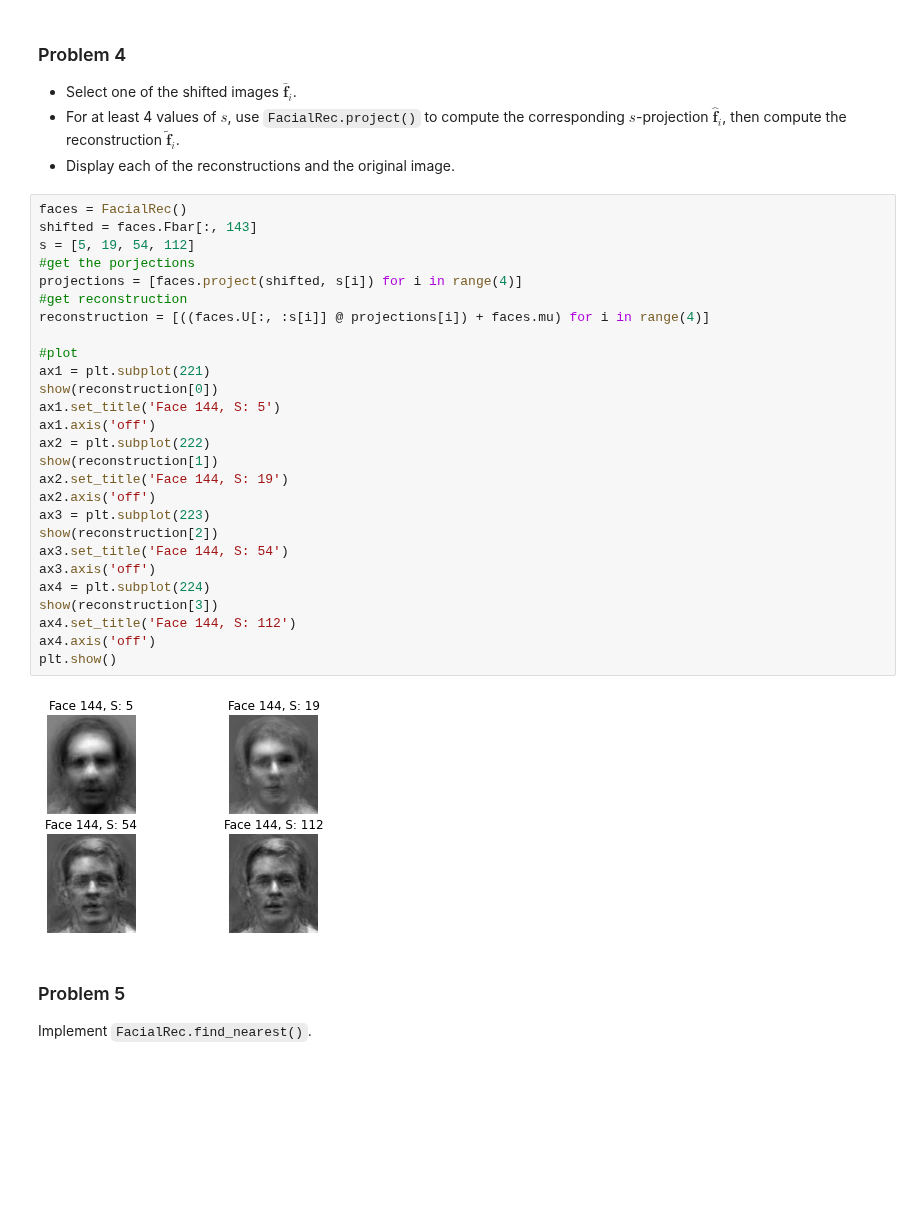
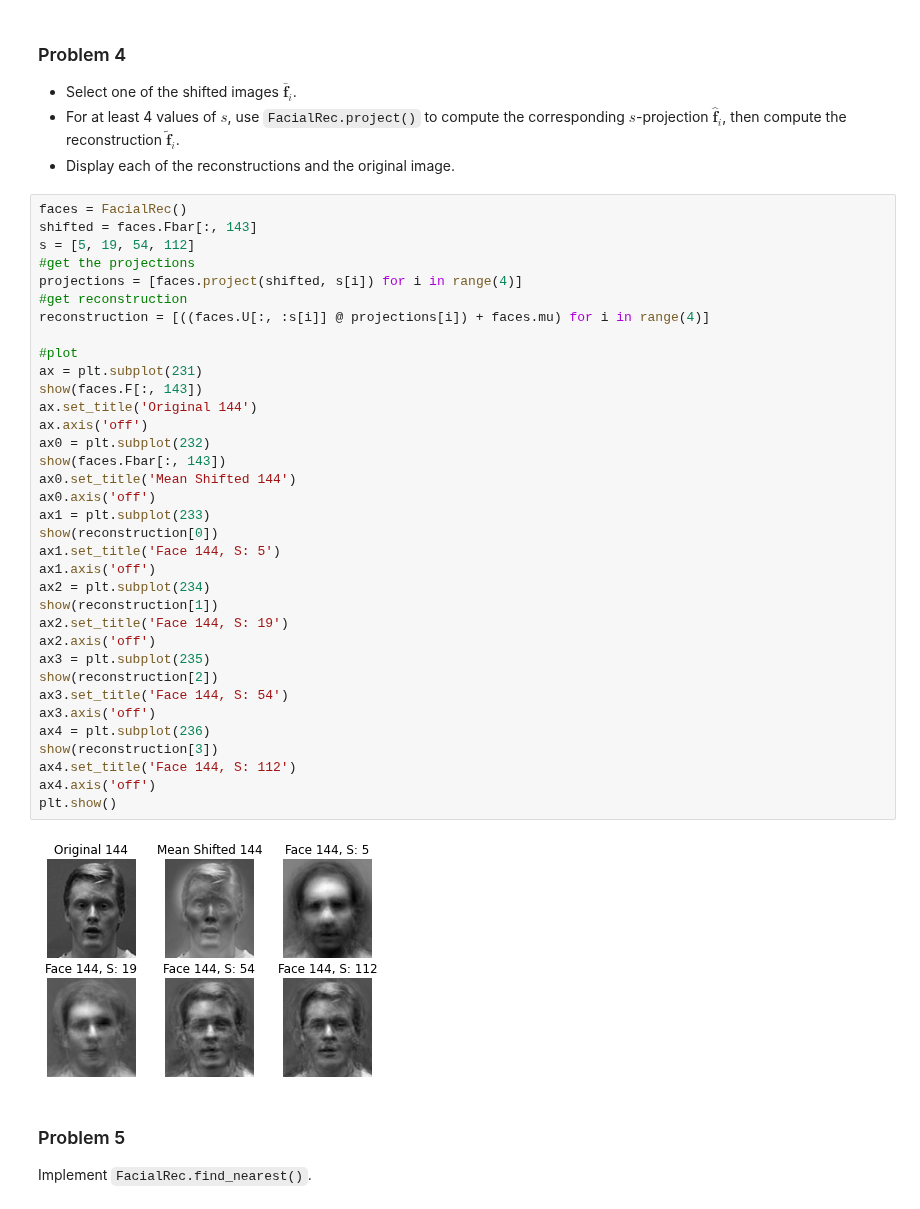
Before and after one commit to acjo/algorithms_analysis, a Jupyter notebook: FacialRecognition/facial_recognition.ipynb, the cells around one changed output. Cells and saved outputs as stored; diff of their text form; blank space fills up the shorter version.

```diff
--- a/FacialRecognition/facial_recognition.ipynb
+++ b/FacialRecognition/facial_recognition.ipynb
@@ -228,32 +230,40 @@ plt.show()
 # %%
 faces = FacialRec()
 shifted = faces.Fbar[:, 143]
 s = [5, 19, 54, 112]
-#get the porjections
+#get the projections
 projections = [faces.project(shifted, s[i]) for i in range(4)]
 #get reconstruction
 reconstruction = [((faces.U[:, :s[i]] @ projections[i]) + faces.mu) for i in range(4)]
 
 #plot
-ax1 = plt.subplot(221)
+ax = plt.subplot(231)
+show(faces.F[:, 143])
+ax.set_title('Original 144')
+ax.axis('off')
+ax0 = plt.subplot(232)
+show(faces.Fbar[:, 143])
+ax0.set_title('Mean Shifted 144')
+ax0.axis('off')
+ax1 = plt.subplot(233)
 show(reconstruction[0])
 ax1.set_title('Face 144, S: 5')
 ax1.axis('off')
-ax2 = plt.subplot(222)
+ax2 = plt.subplot(234)
 show(reconstruction[1])
 ax2.set_title('Face 144, S: 19')
 ax2.axis('off')
-ax3 = plt.subplot(223)
+ax3 = plt.subplot(235)
 show(reconstruction[2])
 ax3.set_title('Face 144, S: 54')
 ax3.axis('off')
-ax4 = plt.subplot(224)
+ax4 = plt.subplot(236)
 show(reconstruction[3])
 ax4.set_title('Face 144, S: 112')
 ax4.axis('off')
 plt.show()
 # %% [output]
-[figure, old version]
+[figure, new version]
 # %% [markdown]
 ### Problem 5
 Implement `FacialRec.find_nearest()`.
```
Also changed, not shown: parts of 2 cells of this notebook.
